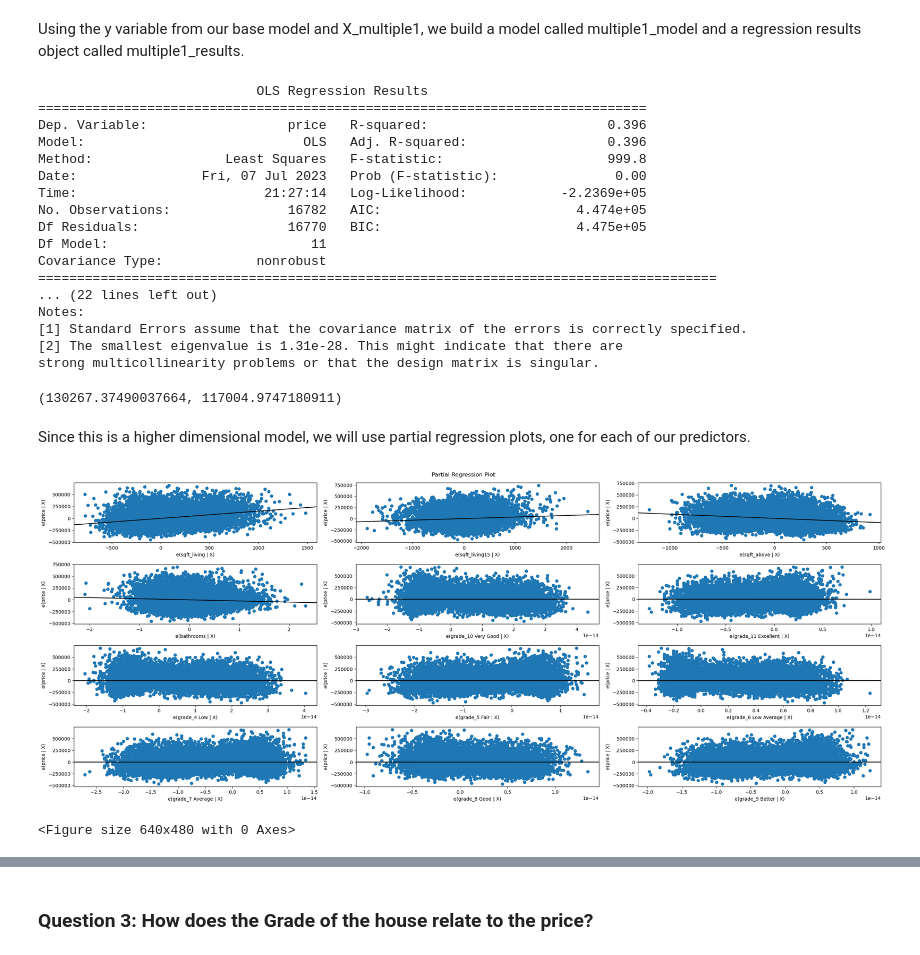
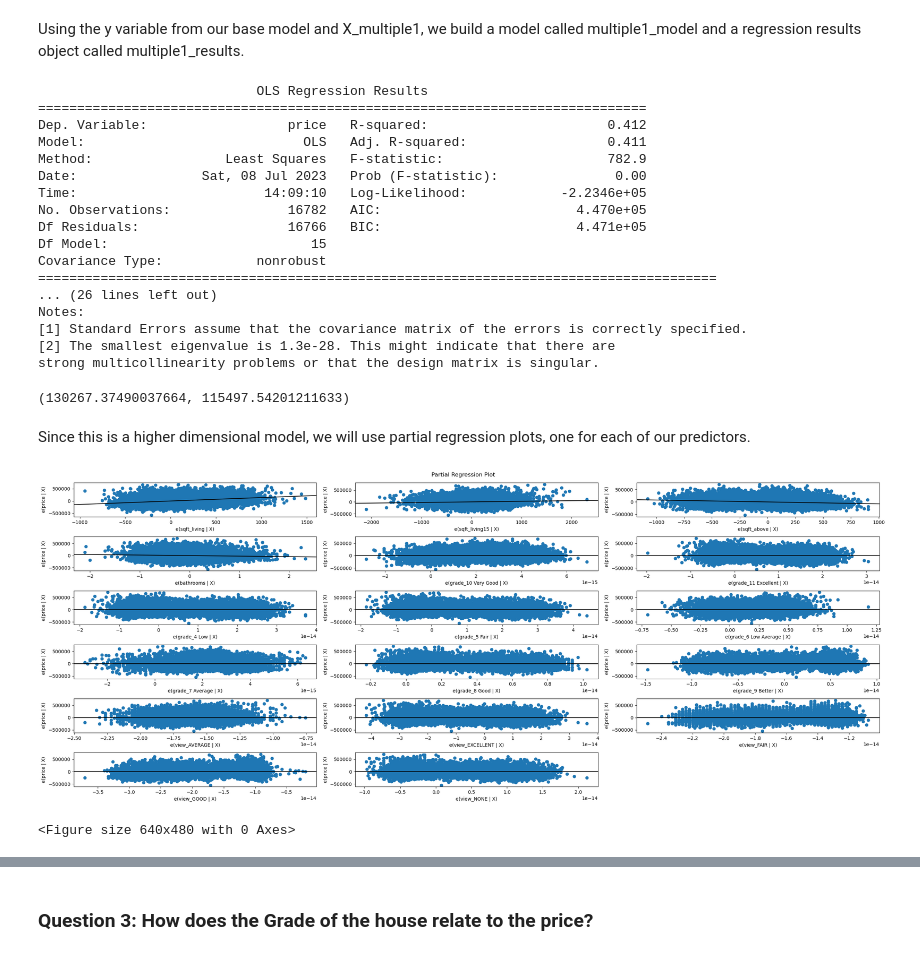
Before and after one commit to Collinskanyiri/dsc-phase-2-project-v2-3, a Jupyter notebook: student.ipynb, the cells around one changed output, grey strips where cells are left out. Saved outputs shown, nothing was run; the diff lists cells and outputs as text; code cells hidden in the pictures.

```diff
--- a/student.ipynb
+++ b/student.ipynb
@@ -772,12 +768,12 @@ the bigger the house the higher the price.
 ####  Setting Up Variables for Regression
 # %%
 # variable representing all the highly correlated variables
-X_multiple1 = df[["sqft_living", "grade", "sqft_living15", "sqft_above", "bathrooms"]]
+X_multiple1 = df[["sqft_living", "grade", "sqft_living15",'view', "sqft_above", "bathrooms"]]
 # %% [markdown]
 #### Preprocessing Categorical Variable by One Hot-Encoding
 # %%
  #one-hot encode the categorical column in X_iterated
-X_multiple1 = pd.get_dummies(X_multiple1,columns=['grade'])
+X_multiple1 = pd.get_dummies(X_multiple1,columns=['grade','view'])
 X_multiple = X_multiple1.replace({True: 1, False: 0})
 X_multiple
 # %% [output]
@@ -796,0 +795,4 @@ X_multiple
+# %%
+# Drop view_none column
+X_multiple.drop("view_NONE", axis=1, inplace=True)
+X_multiple
@@ -807,38 +824,38 @@ print(multiple1_results.summary())
 # %% [output]
                             OLS Regression Results
 ==============================================================================
-Dep. Variable:                  price   R-squared:                       0.396
-Model:                            OLS   Adj. R-squared:                  0.396
-Method:                 Least Squares   F-statistic:                     999.8
-Date:                Fri, 07 Jul 2023   Prob (F-statistic):               0.00
-Time:                        21:27:14   Log-Likelihood:            -2.2369e+05
-No. Observations:               16782   AIC:                         4.474e+05
-Df Residuals:                   16770   BIC:                         4.475e+05
-Df Model:                          11
+Dep. Variable:                  price   R-squared:                       0.412
+Model:                            OLS   Adj. R-squared:                  0.411
+Method:                 Least Squares   F-statistic:                     782.9
+Date:                Sat, 08 Jul 2023   Prob (F-statistic):               0.00
+Time:                        14:09:10   Log-Likelihood:            -2.2346e+05
+No. Observations:               16782   AIC:                         4.470e+05
+Df Residuals:                   16766   BIC:                         4.471e+05
+Df Model:                          15
 Covariance Type:            nonrobust
 =======================================================================================
-... (22 lines left out)
+... (26 lines left out)
 Notes:
 [1] Standard Errors assume that the covariance matrix of the errors is correctly specified.
-[2] The smallest eigenvalue is 1.31e-28. This might indicate that there are
+[2] The smallest eigenvalue is 1.3e-28. This might indicate that there are
 strong multicollinearity problems or that the design matrix is singular.
 # %%
 # calculate the mean absolute error
 iterated_mae = mean_absolute_error(y, multiple1_results.predict(sm.add_constant(X_multiple1)))
 base_mae, iterated_mae
 # %% [output]
-(130267.37490037664, 117004.9747180911)
+(130267.37490037664, 115497.54201211633)
 # %% [markdown]
 Since this is a higher dimensional model, we will use partial regression plots, one for each of our predictors.
 # %%
 #plot the partial regression plots for our predictors
 fig = plt.figure(figsize=(25,10))
-sm.graphics.plot_partregress_grid(multiple1_results, exog_idx=["sqft_living","sqft_living15","sqft_above","bathrooms","grade_10 Very Good","grade_11 Excellent","grade_4 Low","grade_5 Fair","grade_6 Low Average","grade_7 Average","grade_8 Good","grade_9 Better"],
-                                  grid=(4,3),fig=fig)
+sm.graphics.plot_partregress_grid(multiple1_results, exog_idx=["sqft_living","sqft_living15","sqft_above","bathrooms","grade_10 Very Good","grade_11 Excellent","grade_4 Low","grade_5 Fair","grade_6 Low Average","grade_7 Average","grade_8 Good","grade_9 Better","view_AVERAGE","view_EXCELLENT","view_FAIR","view_GOOD","view_NONE"],
+                                  grid=(6,3),fig=fig)
 plt.show();
 plt.savefig('images/fig4');
 # %% [output]
-[figure, old version]
+[figure, new version]
 <Figure size 640x480 with 0 Axes>
 # %% [markdown]
 #### Observations
```
Also changed, not shown: parts of 10 cells of this notebook.
